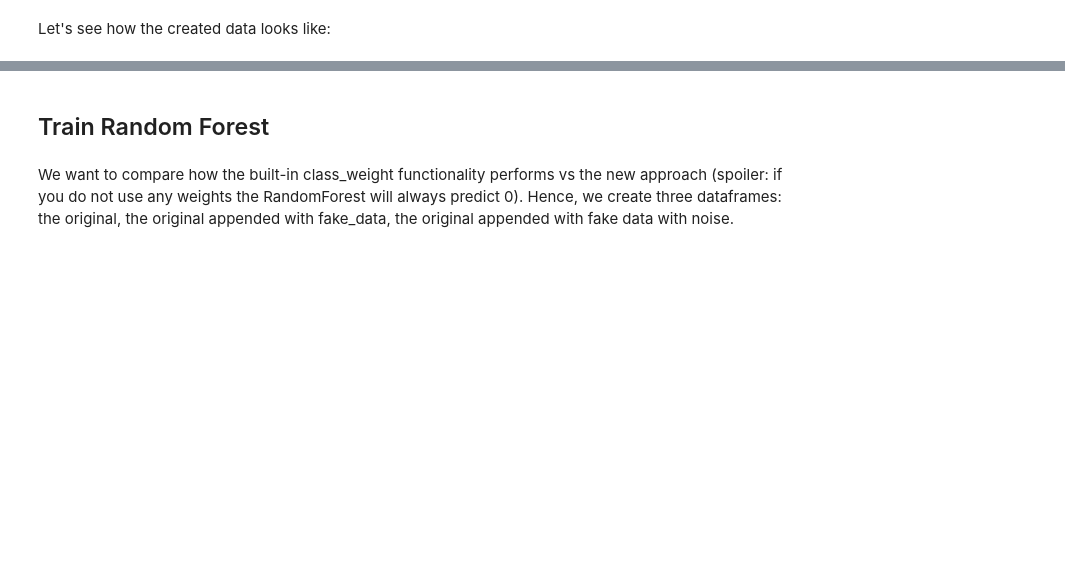
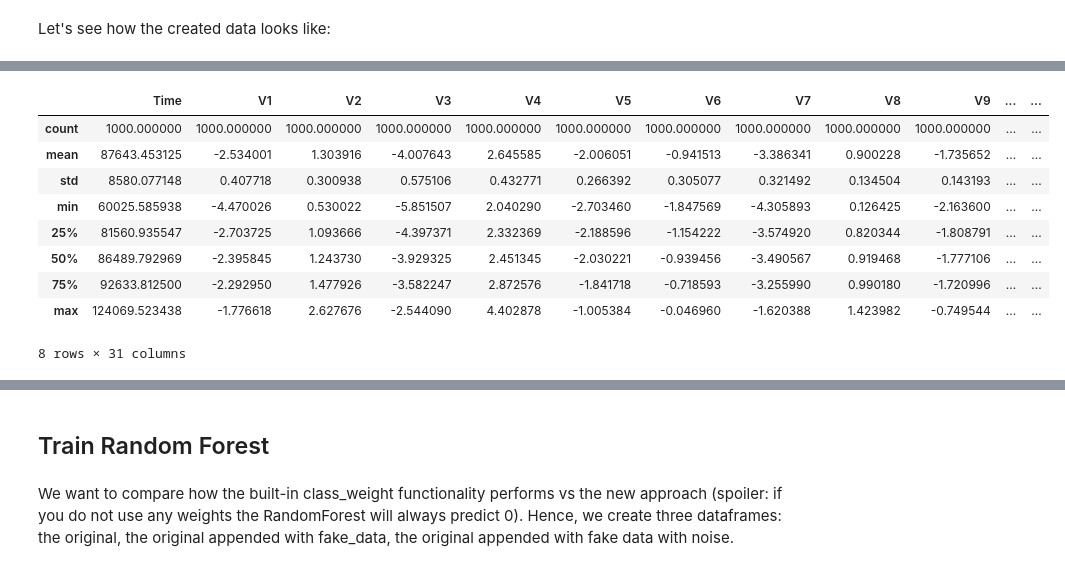
Before and after one commit to lschmiddey/deep_tabular_augmentation, a Jupyter notebook: Notebooks/DeepLearning_DataAugmentation_RF.ipynb, the cells around one changed output, grey strips where cells are left out. Saved outputs shown, nothing was run; the diff lists cells and outputs as text; code cells hidden in the pictures; blank space fills up the shorter version.

```diff
--- a/Notebooks/DeepLearning_DataAugmentation_RF.ipynb
+++ b/Notebooks/DeepLearning_DataAugmentation_RF.ipynb
@@ -135 +136,14 @@ df_fake_with_noise.describe().loc[['mean']]
 1 rows × 31 columns
+# %%
+df_fake.describe()
+# %% [output]
+|  | Time | V1 | V2 | V3 | V4 | V5 | V6 | V7 | V8 | V9 | ... | ... |
+| count | 1000.000000 | 1000.000000 | 1000.000000 | 1000.000000 | 1000.000000 | 1000.000000 | 1000.000000 | 1000.000000 | 1000.000000 | 1000.000000 | ... | ... |
+| mean | 87643.453125 | -2.534001 | 1.303916 | -4.007643 | 2.645585 | -2.006051 | -0.941513 | -3.386341 | 0.900228 | -1.735652 | ... | ... |
+| std | 8580.077148 | 0.407718 | 0.300938 | 0.575106 | 0.432771 | 0.266392 | 0.305077 | 0.321492 | 0.134504 | 0.143193 | ... | ... |
+| min | 60025.585938 | -4.470026 | 0.530022 | -5.851507 | 2.040290 | -2.703460 | -1.847569 | -4.305893 | 0.126425 | -2.163600 | ... | ... |
+| 25% | 81560.935547 | -2.703725 | 1.093666 | -4.397371 | 2.332369 | -2.188596 | -1.154222 | -3.574920 | 0.820344 | -1.808791 | ... | ... |
+| 50% | 86489.792969 | -2.395845 | 1.243730 | -3.929325 | 2.451345 | -2.030221 | -0.939456 | -3.490567 | 0.919468 | -1.777106 | ... | ... |
+| 75% | 92633.812500 | -2.292950 | 1.477926 | -3.582247 | 2.872576 | -1.841718 | -0.718593 | -3.255990 | 0.990180 | -1.720996 | ... | ... |
+| max | 124069.523438 | -1.776618 | 2.627676 | -2.544090 | 4.402878 | -1.005384 | -0.046960 | -1.620388 | 1.423982 | -0.749544 | ... | ... |
+8 rows × 31 columns
```
Also changed, not shown: parts of 9 cells of this notebook, 1 other file.
